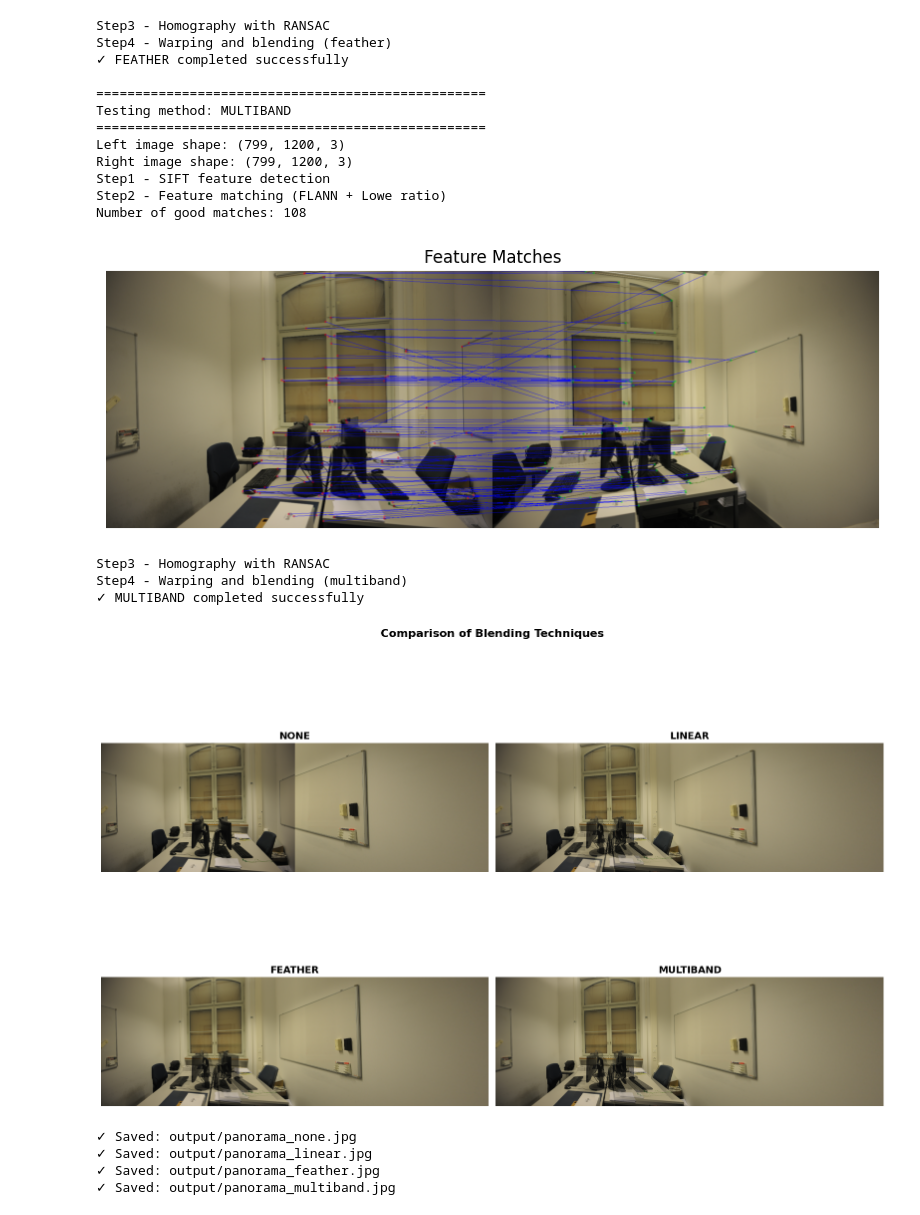
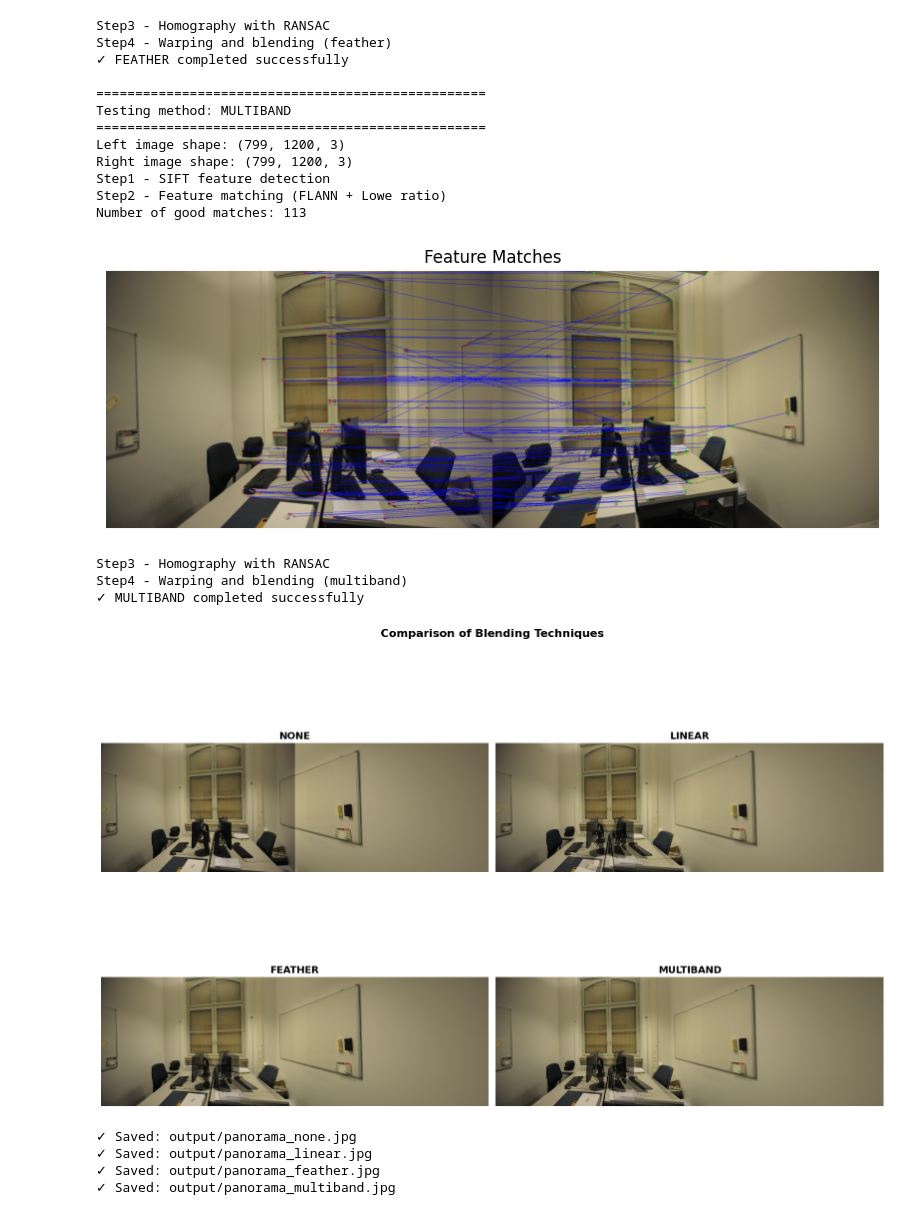
Before and after one commit to eralbaspahija/Automatic-Panorama-Stitching-Pipeline, a Jupyter notebook: automatic_panorama_stitching_pipeline.ipynb, the cells around one changed output. Saved outputs shown, nothing was run; the diff lists cells and outputs as text; code cells hidden in the pictures.

```diff
--- a/automatic_panorama_stitching_pipeline.ipynb
+++ b/automatic_panorama_stitching_pipeline.ipynb
@@ -391,10 +384,11 @@ def compare_blending_methods(img_left, img_right):
     return results
 # %%
 if __name__ == "__main__":
-    src_path = "Automatic-Panorama-Stitching-Pipeline/img-parallax/"
+    src_path = "Automatic-Panorama-Stitching-Pipeline/img/"
 
-    img_left = cv2.imread(src_path + "DSC_0219.JPG")
-    img_right = cv2.imread(src_path + "DSC_0220.JPG")
+    img_left = cv2.imread(src_path + "DSC_0219.jpg")
+    img_right = cv2.imread(src_path + "DSC_0220.jpg")
+
 
     if img_left is None or img_right is None:
         raise ValueError("Images were not read – check the path and names!")
@@ -450,21 +444,21 @@ Number of good matches: 114
 [figure]
 Step3 - Homography with RANSAC
 Step4 - Warping and blending (feather)
 ✓ FEATHER completed successfully
 
 ==================================================
 Testing method: MULTIBAND
 ==================================================
 Left image shape: (799, 1200, 3)
 Right image shape: (799, 1200, 3)
 Step1 - SIFT feature detection
 Step2 - Feature matching (FLANN + Lowe ratio)
-Number of good matches: 108
+Number of good matches: 113
 [figure]
 Step3 - Homography with RANSAC
 Step4 - Warping and blending (multiband)
 ✓ MULTIBAND completed successfully
-[figure, old version]
+[figure, new version]
 ✓ Saved: output/panorama_none.jpg
 ✓ Saved: output/panorama_linear.jpg
 ✓ Saved: output/panorama_feather.jpg
```
Also changed, not shown: parts of 3 cells of this notebook.
